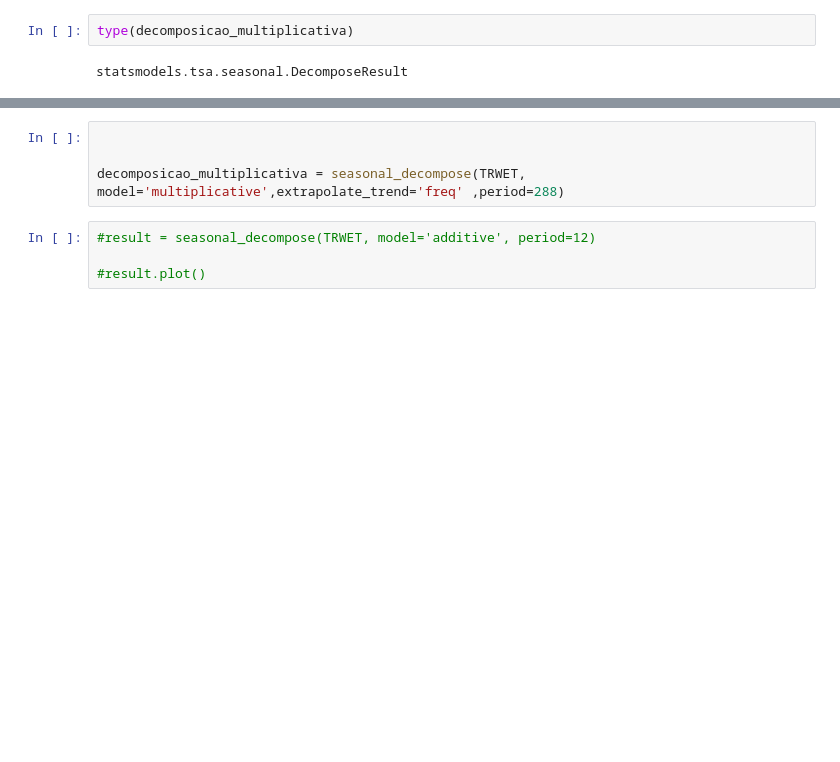
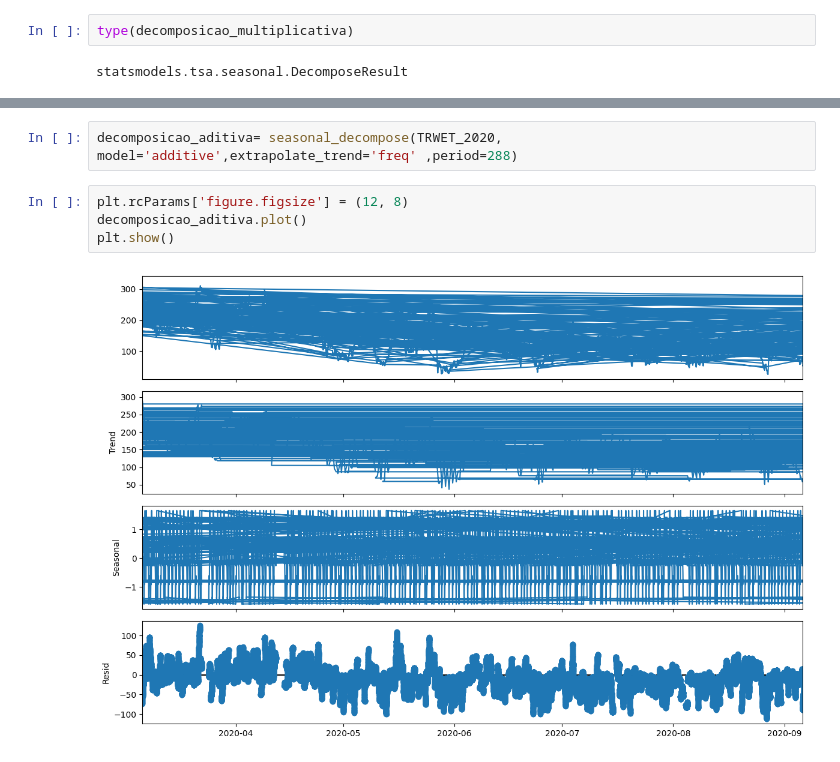
Before and after one commit to Rafarockdf/IC_GNSS, a Jupyter notebook: EstudoGNSS/codigo.ipynb, the cells around one changed output, grey strips where cells are left out. Saved outputs shown, nothing was run; the diff lists cells and outputs as text; blank space fills up the shorter version.

```diff
--- a/EstudoGNSS/codigo.ipynb
+++ b/EstudoGNSS/codigo.ipynb
@@ -220,8 +224,8 @@ KeyError: "None of ['data_completa'] are in the columns"
-# %%
-
-
-decomposicao_multiplicativa = seasonal_decompose(TRWET, model='multiplicative',extrapolate_trend='freq' ,period=288)
-# %%
-#result = seasonal_decompose(TRWET, model='additive', period=12)
-
-#result.plot()
+# %%
+decomposicao_aditiva= seasonal_decompose(TRWET_2020, model='additive',extrapolate_trend='freq' ,period=288)
+# %%
+plt.rcParams['figure.figsize'] = (12, 8)
+decomposicao_aditiva.plot()
+plt.show()
+# %% [output]
+[figure, added]
```
Also changed, not shown: parts of 31 cells of this notebook, 53 other files.
